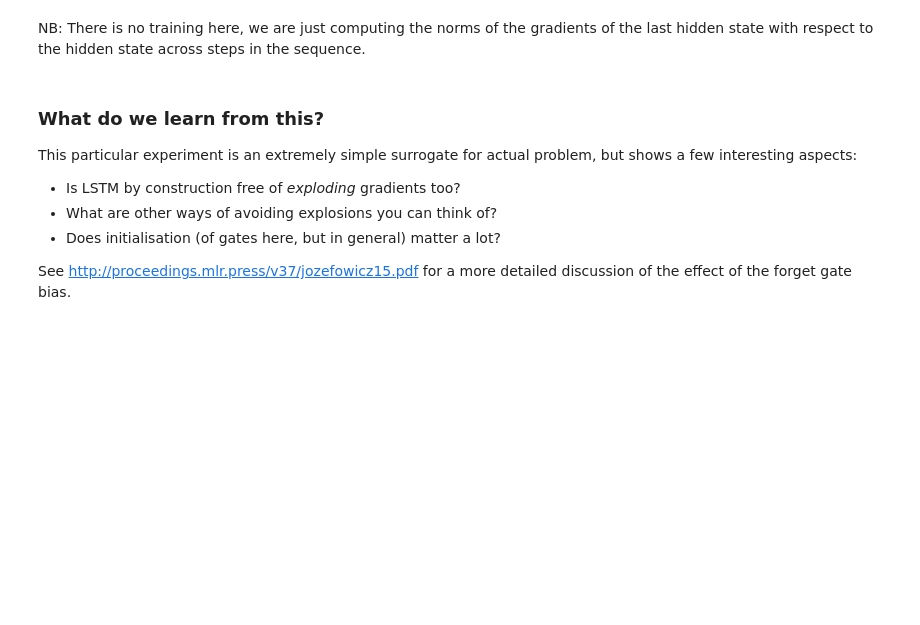
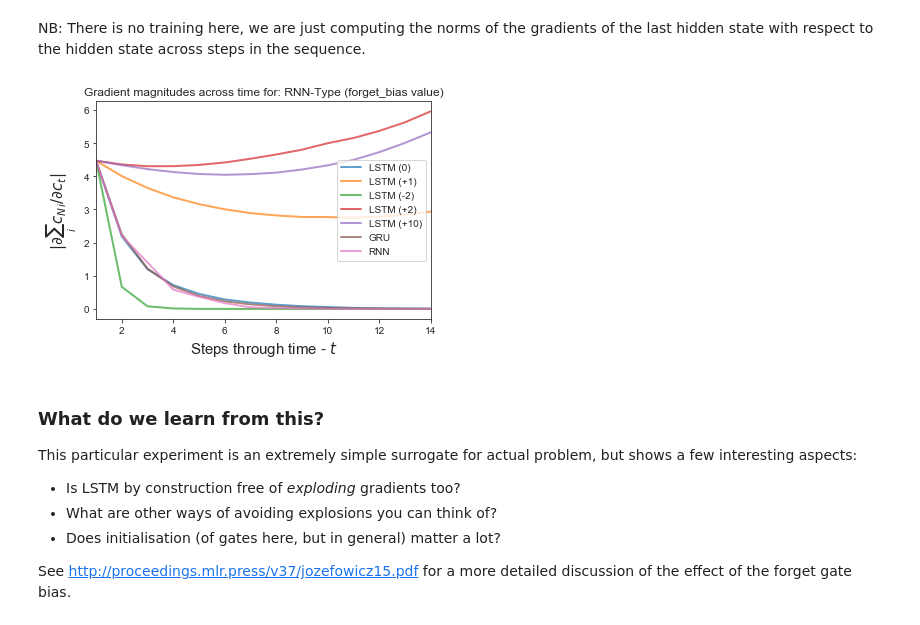
Before and after one commit to AndyTheFactory/NN, a Jupyter notebook: Lab4/RNN-Skel.ipynb, the cells around one changed output. Saved outputs shown, nothing was run; the diff lists cells and outputs as text; code cells hidden in the pictures; blank space fills up the shorter version.

```diff
--- a/Lab4/RNN-Skel.ipynb
+++ b/Lab4/RNN-Skel.ipynb
@@ -307,12 +327,12 @@ def _set_forget_bias(lstm_cell, fill_value=0.):
 rnn_types = {
     'LSTM (0)': lambda nhid:  _set_forget_bias(nn.modules.LSTMCell(input_size=1, hidden_size=nhid), fill_value=0.),
     ## TODO add several types of LSTM cells varying the forget gate bias - e.g. +1, -2, +2, +10
-    # 'LSTM (+1)':  ...
-    # 'LSTM (-2)': ...
-    # 'LSTM (+2)': ...
-    #'LSTM (+10)': ...
+    'LSTM (+1)': lambda nhid:  _set_forget_bias(nn.modules.LSTMCell(input_size=1, hidden_size=nhid), fill_value=1.),
+    'LSTM (-2)': lambda nhid:  _set_forget_bias(nn.modules.LSTMCell(input_size=1, hidden_size=nhid), fill_value=-2.),
+    'LSTM (+2)': lambda nhid:  _set_forget_bias(nn.modules.LSTMCell(input_size=1, hidden_size=nhid), fill_value=2.),
+    'LSTM (+10)': lambda nhid:  _set_forget_bias(nn.modules.LSTMCell(input_size=1, hidden_size=nhid), fill_value=10.),
     # add a GRUCell
-    # 'GRU': ...
+    'GRU': lambda nhid: nn.modules.GRUCell(input_size=1,  hidden_size=nhid),
     # add our RNN module
     'RNN': lambda nhid: VanillaRNN(input_size=1, hidden_size=nhid),
 }
@@ -358,33 +378,35 @@ for rnn_type in rnn_types:
         elif rnn_type.startswith('RNN'):
             prev_state[1].retain_grad()
             rnn_at_time.append(prev_state[1])
 
     # We don't really care about the loss here: we are not solving a specific
     # problem, any loss will work to inspect the behavior of the gradient.
     dummy_loss = torch.sum(rnn_at_time[-1])
     dummy_loss.backward()
 
     # collect all the gradients and plot them
     for i in range(1, SEQ_LENGTH):
         current_gradient = rnn_at_time[i].grad
         gradients_at_time.append(current_gradient)
 
     for gid, grad in enumerate(gradients_at_time):
         depths[rnn_type].append(len(gradients_at_time) - gid)
         grad_norms[rnn_type].append(np.linalg.norm(grad))
 
     dummy_loss.detach_()
 
 plt.figure()
 for rnn_type in depths:
     plt.plot(depths[rnn_type], grad_norms[rnn_type], label="%s" % rnn_type, alpha=0.7, lw=2)
 plt.legend()
 plt.ylabel("$ \\| \\partial \\sum_i {c_{N}}_i / \\partial c_t \\|$", fontsize=15)
 plt.xlabel("Steps through time - $t$", fontsize=15)
 plt.xlim((1, SEQ_LENGTH-1))
 plt.title("Gradient magnitudes across time for: RNN-Type (forget_bias value)")
 #plt.savefig("mygraph.png")
 plt.show()
+# %% [output]
+[figure, added]
 # %% [markdown]
 ### What do we learn from this?
 
```
Also changed, not shown: parts of 3 cells of this notebook, 16 other files.
